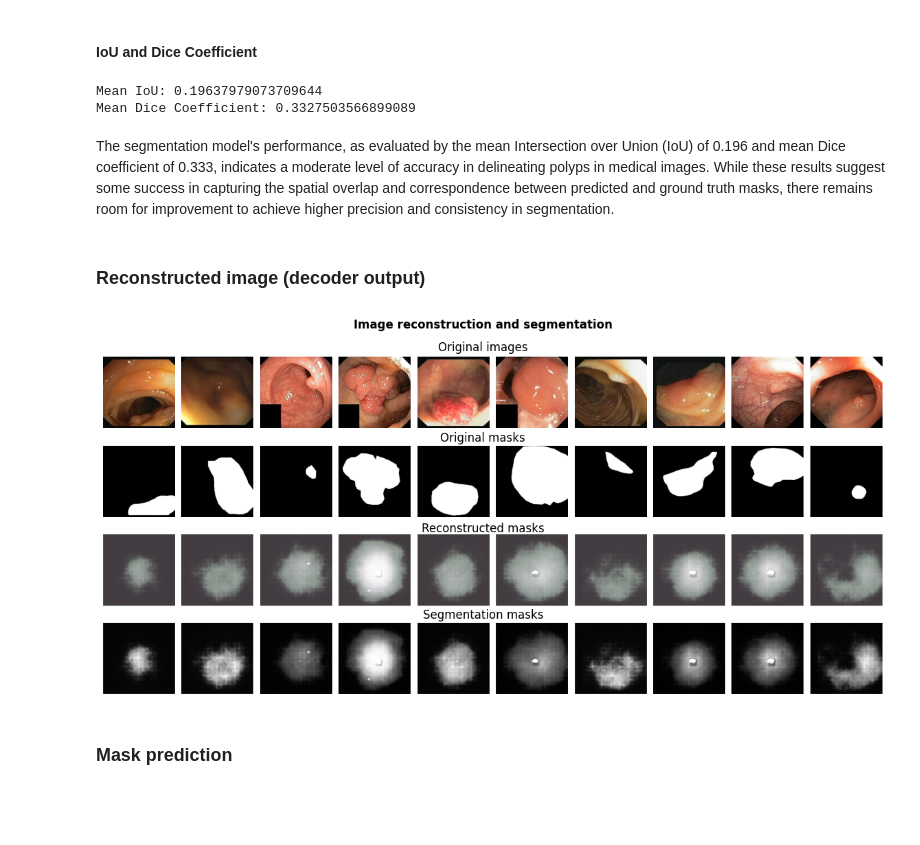
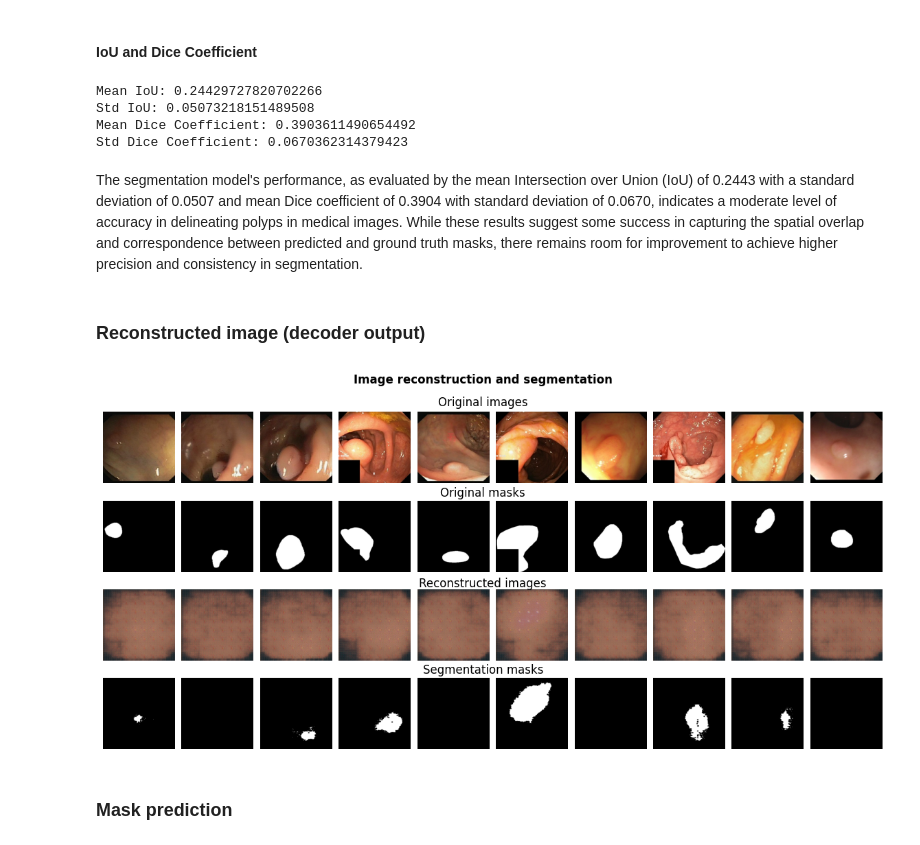
Before and after one commit to natalialopezg/Monografia-EACD, a Jupyter notebook: Polyp_Segmentation_VAE.ipynb, the cells around one changed output. Saved outputs shown, nothing was run; the diff lists cells and outputs as text; code cells hidden in the pictures; blank space fills up the shorter version.

```diff
--- a/Polyp_Segmentation_VAE.ipynb
+++ b/Polyp_Segmentation_VAE.ipynb
@@ -740,7 +857,7 @@ A Variational Autoencoder (VAE) model is created and compiled by first instantia
 model = VAE(encoder, decoder)
 
 # Compile the model with the new loss function
-model.compile(optimizer=tf.keras.optimizers.Adam(learning_rate=1e-4), loss={'reconstructed': 'mse', 'segmentation': combined_loss})
+model.compile(optimizer=tf.keras.optimizers.Adam(learning_rate=1e-4), loss=combined_loss)
 # %% [markdown]
 <a name="model-training"></a>
 ### Model training
@@ -985,23 +1087,39 @@ total_union = 0
 total_dice_numerator = 0
 total_dice_denominator = 0
 
+# Lists to store individual IoU and Dice values for standard deviation calculation
+iou_values = []
+dice_values = []
+
 # Get the total number of samples in the test set
 num_samples = len(list(test_dataset))
 
 # Compute Intersection over Union (IoU) and Dice coefficient for each batch in the test set
 for batch_images, batch_masks in test_dataset:
     # Generate predictions for the batch
-    batch_predictions = model.predict(batch_images, verbose=0)['segmentation']
+    batch_predictions = model.predict(batch_images, verbose=0)
+    reconstructed_images, segmentations = batch_predictions
+
+    # Apply post-processing to the segmentations
+    segmentations_processed = np.array([post_process(seg) for seg in segmentations])
 
     # Threshold the predictions to obtain binary masks
-    binary_predictions = (batch_predictions > 0.5).astype(np.uint8)
+    binary_predictions = (segmentations_processed > 0.5).astype(np.uint8)
 
     # Compute intersection and union for the batch
-    intersection = np.logical_and(batch_masks.numpy(), binary_predictions)
-    union = np.logical_or(batch_masks.numpy(), binary_predictions)
+    batch_masks_squeezed = np.squeeze(batch_masks.numpy(), axis=-1)
+    intersection = np.logical_and(batch_masks_squeezed, binary_predictions)
+    union = np.logical_or(batch_masks_squeezed, binary_predictions)
+
+    # Compute IoU for the batch
+    batch_iou = np.sum(intersection) / np.sum(union)
+    iou_values.append(batch_iou)
 
     # Compute Dice coefficient for the batch
-    dice_numerator, dice_denominator = dice_coefficient(batch_masks.numpy(), binary_predictions)
+    batch_masks_squeezed = np.squeeze(batch_masks.numpy(), axis=-1)
+    dice_numerator, dice_denominator = dice_coefficient(batch_masks_squeezed, binary_predictions)
+    batch_dice = dice_numerator / dice_denominator
+    dice_values.append(batch_dice)
 
     # Update the totals
     total_intersection += np.sum(intersection)
@@ -1013,14 +1131,20 @@ for batch_images, batch_masks in test_dataset:
 mean_iou = total_intersection / total_union
 mean_dice = total_dice_numerator / total_dice_denominator
 
-# Print the mean IoU and Dice coefficient
-print(f"Mean IoU: {mean_iou}")
-print(f"Mean Dice Coefficient: {mean_dice}")
+# Compute the standard deviation for IoU and Dice coefficient
+std_iou = np.std(iou_values)
+std_dice = np.std(dice_values)
+
+# Print the mean and standard deviation for IoU and Dice coefficient
+print(f"Mean IoU: {mean_iou}\nStd IoU: {std_iou}")
+print(f"Mean Dice Coefficient: {mean_dice}\nStd Dice Coefficient: {std_dice}")
 # %% [output]
-Mean IoU: 0.19637979073709644
-Mean Dice Coefficient: 0.3327503566899089
+Mean IoU: 0.24429727820702266
+Std IoU: 0.05073218151489508
+Mean Dice Coefficient: 0.3903611490654492
+Std Dice Coefficient: 0.0670362314379423
 # %% [markdown]
-The segmentation model's performance, as evaluated by the mean Intersection over Union (IoU) of 0.196 and mean Dice coefficient of 0.333, indicates a moderate level of accuracy in delineating polyps in medical images. While these results suggest some success in capturing the spatial overlap and correspondence between predicted and ground truth masks, there remains room for improvement to achieve higher precision and consistency in segmentation.
+The segmentation model's performance, as evaluated by the mean Intersection over Union (IoU) of 0.2443 with a standard deviation of 0.0507 and mean Dice coefficient of 0.3904 with standard deviation of 0.0670, indicates a moderate level of accuracy in delineating polyps in medical images. While these results suggest some success in capturing the spatial overlap and correspondence between predicted and ground truth masks, there remains room for improvement to achieve higher precision and consistency in segmentation.
 # %% [markdown]
 <a name="reconstructed-image"></a>
 ### Reconstructed image (decoder output)
@@ -1029,36 +1153,39 @@ original = test_images.numpy()
 ground_t = test_masks.numpy()
 reconstructed = reconstructed_images
 segmentation = segmentations
+
+# Apply post-processing to the segmentation masks
+segmentation_processed = np.array([post_process(seg) for seg in segmentation])
 
 fig, axes = plt.subplots(4,10, figsize = (12,6))
 plt.tight_layout()
 
 for i in range(10):
   # Original image
   axes[0,i].imshow(original[i])
   axes[0,i].axis('off')
 
   # Original mask
   axes[1,i].imshow(ground_t[i], cmap = "gray")
   axes[1,i].axis('off')
 
   # Reconstructed image
   axes[2,i].imshow(reconstructed[i])
   axes[2,i].axis('off')
 
   # Segmentation mask
-  axes[3,i].imshow(segmentation[i, :, :, 0], cmap = "gray")
+  axes[3,i].imshow(segmentation_processed[i], cmap = "gray")
   axes[3,i].axis('off')
 
 fig.suptitle("Image reconstruction and segmentation", fontweight = 'bold')
 plt.subplots_adjust(top=0.89, wspace=0.1, hspace= 0.2)
 plt.figtext(0.5, 0.91, "Original images", va="center", ha="center", size=12)
 plt.figtext(0.5, 0.69, "Original masks", va="center", ha="center", size=12)
-plt.figtext(0.5, 0.47, "Reconstructed masks", va="center", ha="center", size=12)
+plt.figtext(0.5, 0.47, "Reconstructed images", va="center", ha="center", size=12)
 plt.figtext(0.5, 0.26, "Segmentation masks", va="center", ha="center", size=12)
 plt.plot();
 # %% [output]
-[figure, old version]
+[figure, new version]
 # %% [markdown]
 <a name="mask-prediction"></a>
 ### Mask prediction
```
Also changed, not shown: parts of 28 cells of this notebook.
